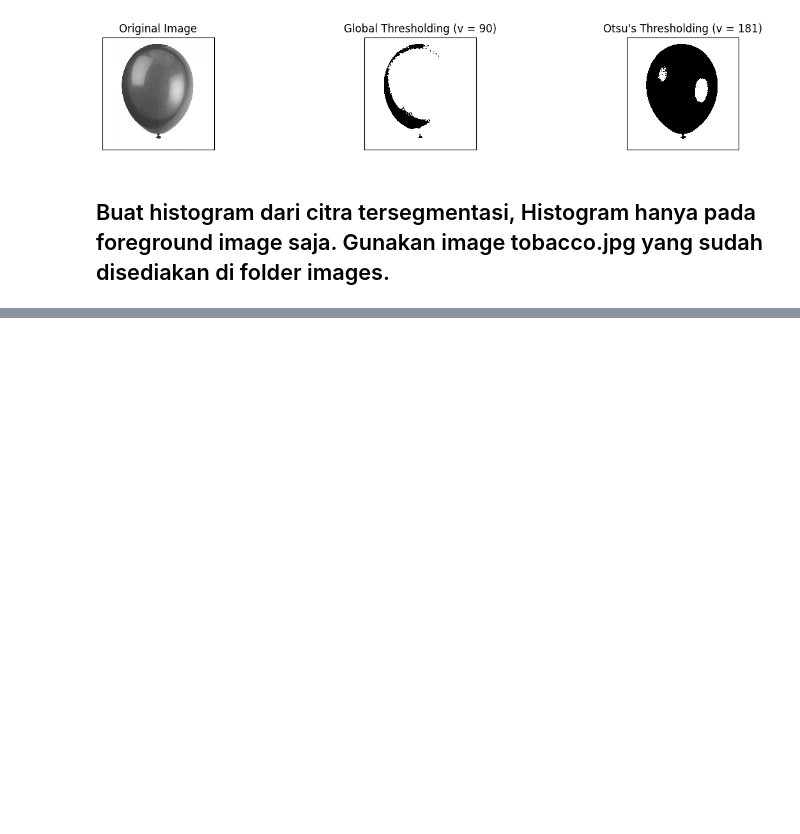
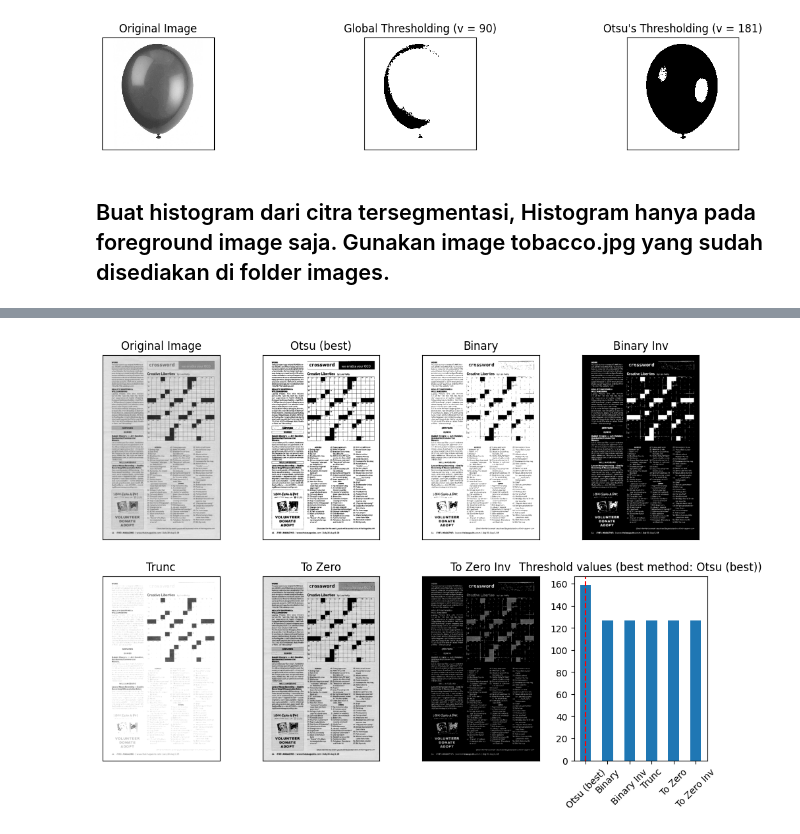
Before and after one commit to AchmadWibawa/PCVK, a Jupyter notebook: Week10.ipynb, the cells around one changed output, grey strips where cells are left out. Cells and saved outputs as stored; diff of their text form; code cells hidden in the pictures; blank space fills up the shorter version.

```diff
--- a/Week10.ipynb
+++ b/Week10.ipynb
@@ -114,0 +184,41 @@ plt.show()
+# %%
+img5 = cv.imread('/content/drive/MyDrive/PCVK/Images/crossword.jpg', cv.IMREAD_GRAYSCALE)
+
+methods = [
+    ('Otsu (best)', cv.THRESH_BINARY+cv.THRESH_OTSU),
+    ('Binary', cv.THRESH_BINARY),
+    ('Binary Inv', cv.THRESH_BINARY_INV),
+    ('Trunc', cv.THRESH_TRUNC),
+    ('To Zero', cv.THRESH_TOZERO),
+    ('To Zero Inv', cv.THRESH_TOZERO_INV)
+]
+threshold_values = []
+
+plt.figure(figsize=(12, 8))
+
+plt.subplot(2, 4, 1)
+plt.imshow(img5, 'gray')
+plt.title('Original Image')
+plt.xticks([]), plt.yticks([])
+
+for i, (title, method) in enumerate(methods):
+    ret, th = cv.threshold(img5, 127, 255, method)
+    threshold_values.append(ret)
+
+    plt.subplot(2, 4, i+2)
+    plt.imshow(th, 'gray')
+    plt.title(title)
+    plt.xticks([]), plt.yticks([])
+
+best_threshold_index = threshold_values.index(max(threshold_values))
+best_threshold = methods[best_threshold_index][0]
+
+plt.subplot(2, 4, 8)
+plt.bar([t[0] for t in methods], threshold_values, width=0.5, align='center')
+plt.axvline(x=best_threshold, color='r', linestyle='--')
+plt.title(f"Threshold values (best method: {best_threshold})")
+plt.xticks(rotation=45)
+
+plt.show()
+# %% [output]
+[figure, added]
```
Also changed, not shown: parts of 4 cells of this notebook.
